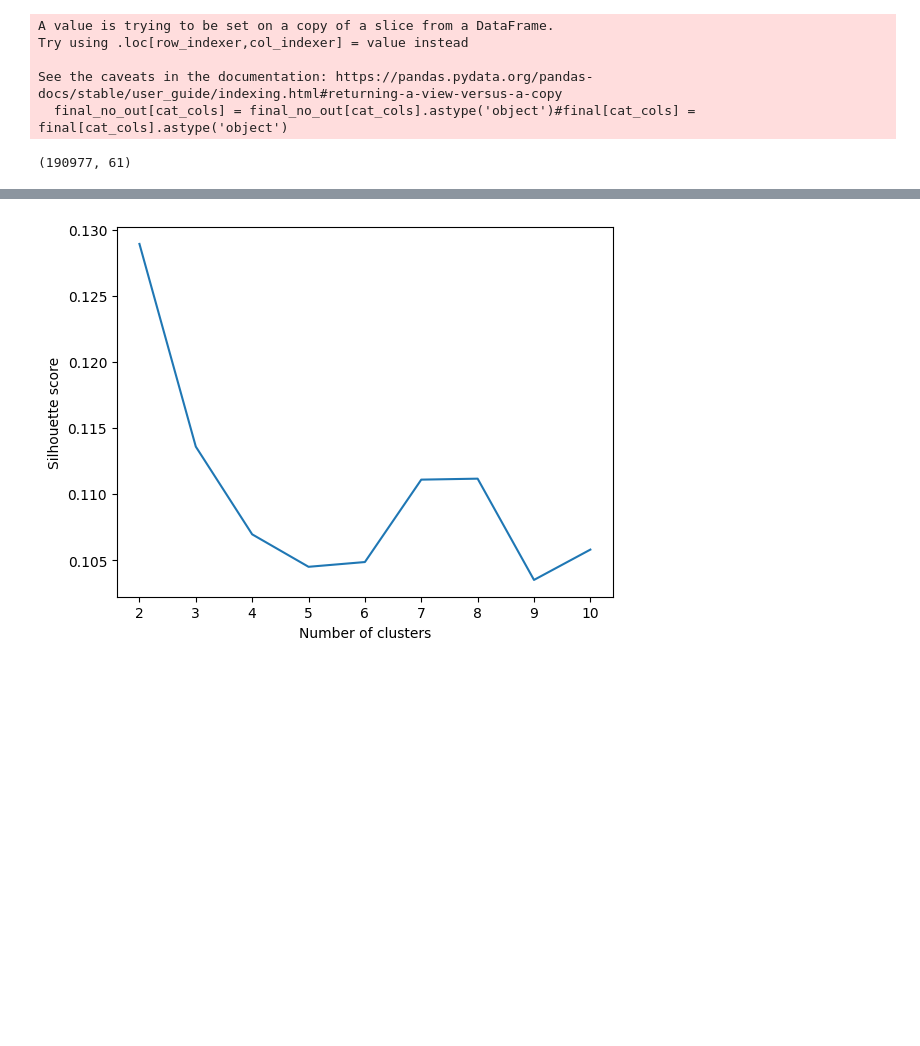
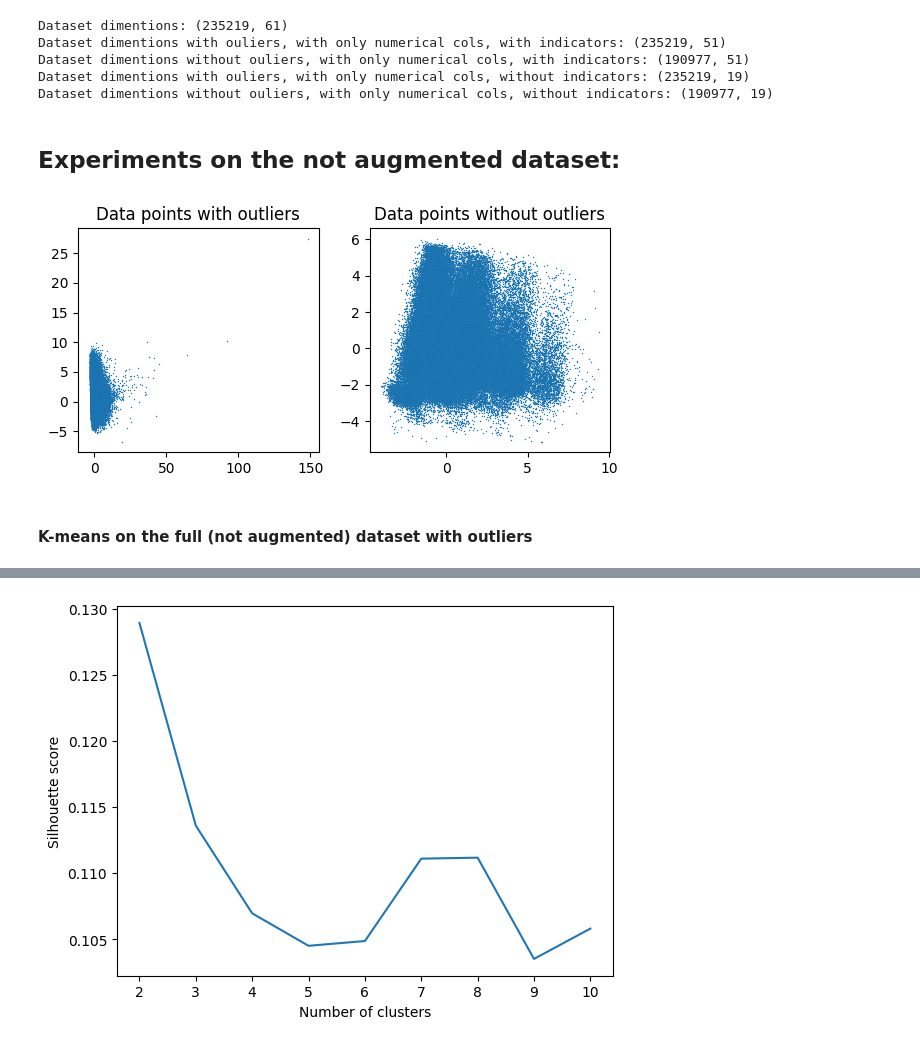
Before and after one commit to gentannipea/DataMining-2023, a Jupyter notebook: notebooks/claudia/Clustering_c0.ipynb, the cells around one changed output, grey strips where cells are left out. Saved outputs shown, nothing was run; the diff lists cells and outputs as text; code cells hidden in the pictures; blank space fills up the shorter version.

```diff
--- a/notebooks/claudia/Clustering_c0.ipynb
+++ b/notebooks/claudia/Clustering_c0.ipynb
@@ -8,39 +27,11 @@ from sklearn.preprocessing import StandardScaler
 from sklearn.decomposition import PCA
 from sklearn.metrics import silhouette_score
 import random
+from sklearn.preprocessing import StandardScaler
 from tqdm import tqdm
 import mapply
 mapply.init(n_workers=7, progressbar=True)
-
 import pickle
 with open('scaler.pickle', 'rb') as f:
     scaler: StandardScaler = pickle.load(f)
-
-# Read in the data
-final = pd.read_csv('./dataset/data/final_clean2.csv')
-
-final_no_out = final[final['OUTLIER'] == 0]#
-
-# Remember to the program which 🦆ing columns are objects
-cat_cols = ['date_month', 'date_day', 'date_year', 'congressional_district', 'state', 'incident_characteristics1', 'city_or_county', 'party', 'CLEAN', 'OUTLIER']
-final_no_out[cat_cols] = final_no_out[cat_cols].astype('object')#final[cat_cols] = final[cat_cols].astype('object')
-
-numerical = final_no_out.select_dtypes(include=['int64', 'float64'])#numerical = final.select_dtypes(include=['int64', 'float64'])
-
-from sklearn.preprocessing import StandardScaler
-local_scaler = StandardScaler()
-
-numerical_scaled = local_scaler.fit_transform(numerical)
-numerical_scaled = pd.DataFrame(numerical_scaled, columns=numerical.columns)
-final_no_out.shape
-
-
-#numerical_scaled = numerical_scaled.sample(n=10000, random_state=0)
-# %% [output]
-A value is trying to be set on a copy of a slice from a DataFrame.
-Try using .loc[row_indexer,col_indexer] = value instead
-
-See the caveats in the documentation: https://pandas.pydata.org/pandas-docs/stable/user_guide/indexing.html#returning-a-view-versus-a-copy
-  final_no_out[cat_cols] = final_no_out[cat_cols].astype('object')#final[cat_cols] = final[cat_cols].astype('object')
-(190977, 61)
 # %%
@@ -183,3 +183,45 @@ def sample_columns(df, num_columns_to_sample=1):
     numeric_df = df[numeric_cols]
     df_reduced = numeric_df.sample(n=num_columns_to_sample, axis=1).copy()
     return df_reduced
+# %%
+df = pd.read_csv('./dataset/data/final_clean2.csv')
+
+df_with_out = prepare_for_clustering(df, remove_outliers=False, with_indicators=True)
+df_no_out = prepare_for_clustering(df, remove_outliers=True, with_indicators=True)
+df_with_out_orig = prepare_for_clustering(df, remove_outliers=False, with_indicators=False)
+df_no_out_orig = prepare_for_clustering(df, remove_outliers=True, with_indicators=False)
+
+print(f'Dataset dimentions: {df.shape}')
+print(f'Dataset dimentions with ouliers, with only numerical cols, with indicators: {df_with_out.shape}')
+print(f'Dataset dimentions without ouliers, with only numerical cols, with indicators: {df_no_out.shape}')
+print(f'Dataset dimentions with ouliers, with only numerical cols, without indicators: {df_with_out_orig.shape}')
+print(f'Dataset dimentions without ouliers, with only numerical cols, without indicators: {df_no_out_orig.shape}')
+# %% [output]
+Dataset dimentions: (235219, 61)
+Dataset dimentions with ouliers, with only numerical cols, with indicators: (235219, 51)
+Dataset dimentions without ouliers, with only numerical cols, with indicators: (190977, 51)
+Dataset dimentions with ouliers, with only numerical cols, without indicators: (235219, 19)
+Dataset dimentions without ouliers, with only numerical cols, without indicators: (190977, 19)
+# %% [markdown]
+## Experiments on the not augmented dataset:
+# %%
+pca_with_out = perform_PCA(df=df_with_out_orig, n_components=2)
+pca_no_out = perform_PCA(df=df_no_out_orig, n_components=2)
+
+
+plt.figure(figsize=(6, 3))
+
+plt.subplot(1, 2, 1)
+plt.scatter(pca_with_out.iloc[:, 0], pca_with_out.iloc[:, 1], s=1, edgecolors='black', linewidths=0.001)
+plt.title('Data points with outliers')
+
+plt.subplot(1, 2, 2)
+plt.scatter(pca_no_out.iloc[:, 0], pca_no_out.iloc[:, 1], s=1, edgecolors='black', linewidths=0.001)
+plt.title('Data points without outliers')
+
+plt.tight_layout()
+plt.show()
+# %% [output]
+[figure, added]
+# %% [markdown]
+#### K-means on the full (not augmented) dataset with outliers
```
Also changed, not shown: parts of 17 cells of this notebook.
